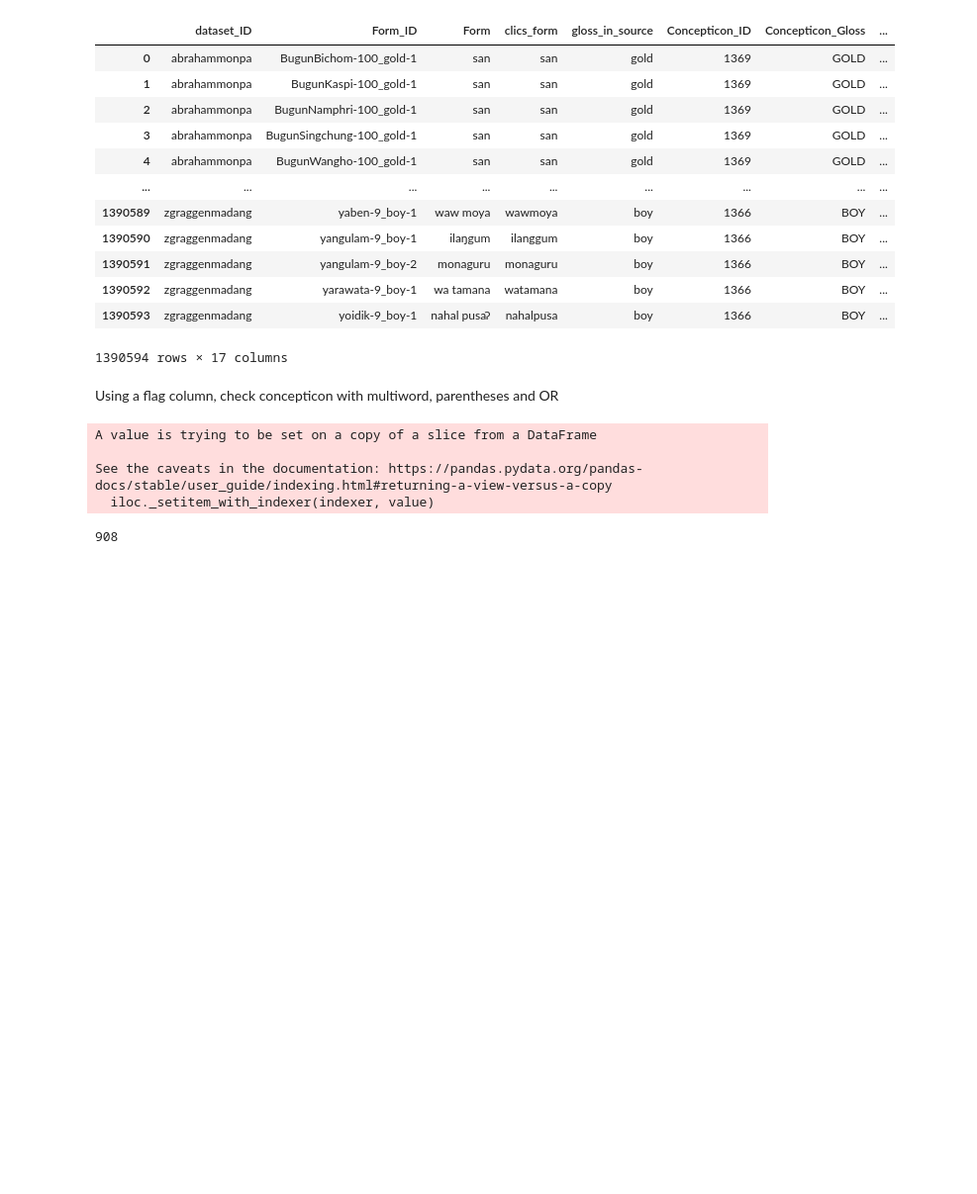
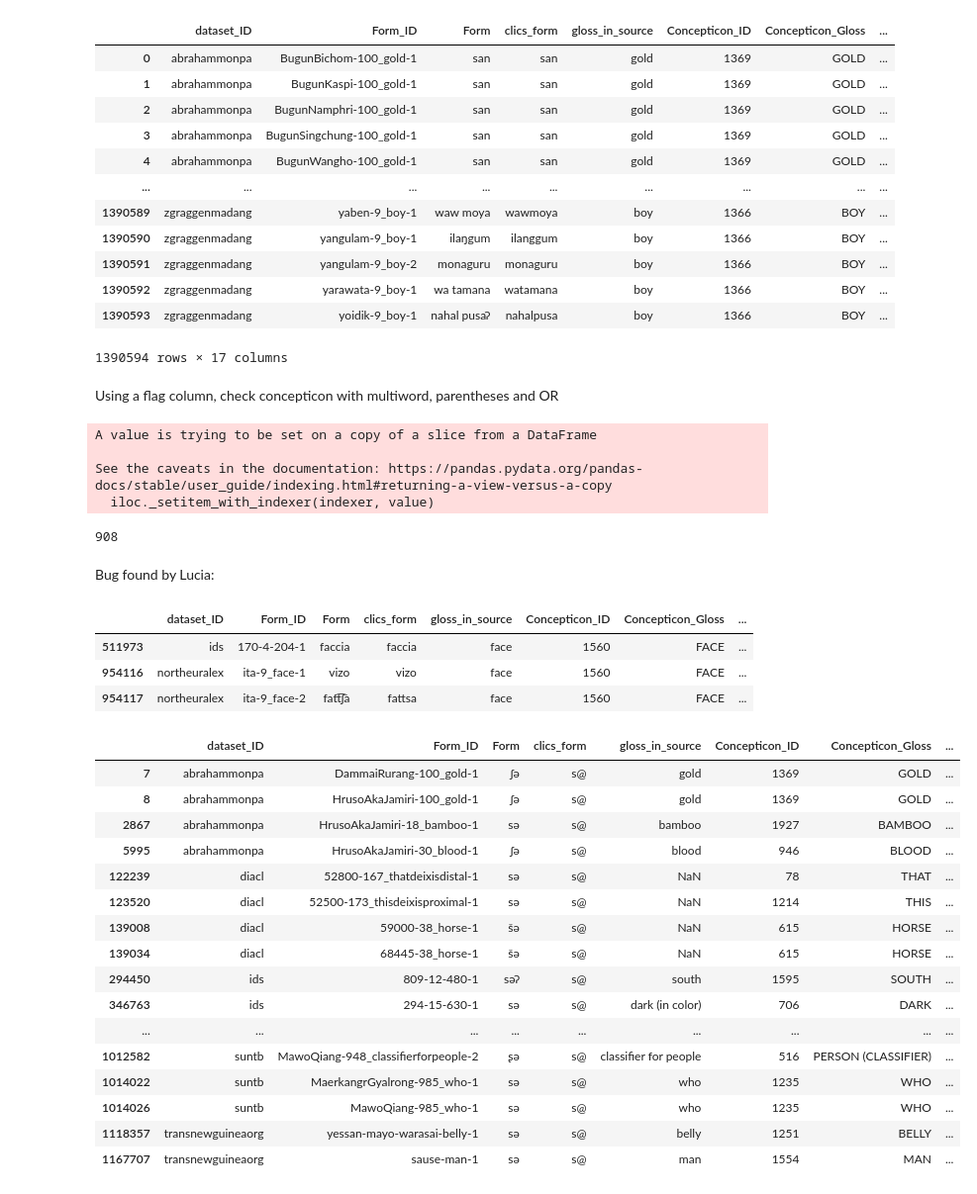
Before and after one commit to sarabert96/Colexification, a Jupyter notebook: 01_DataUnderstanding.ipynb, the cells around one changed output. Shown: that part at 99% size. Drawn from its saved outputs; the diff is of its cells as text; code cells hidden in the pictures; blank space fills up the shorter version.

```diff
--- a/01_DataUnderstanding.ipynb
+++ b/01_DataUnderstanding.ipynb
@@ -285,3 +285,33 @@ l= sorted(l)
 with open('multiWConcepts.txt', 'w') as f:
     for item in l:
         f.write("%s\n" % item)
+# %% [markdown]
+Bug found by Lucia:
+# %%
+dfIT = df[df['variety']=="Italian"]
+dfIT[dfIT['gloss_in_source']=='face']
+# %% [output]
+|  | dataset_ID | Form_ID | Form | clics_form | gloss_in_source | Concepticon_ID | Concepticon_Gloss | ... |
+| 511973 | ids | 170-4-204-1 | faccia | faccia | face | 1560 | FACE | ... |
+| 954116 | northeuralex | ita-9_face-1 | vizo | vizo | face | 1560 | FACE | ... |
+| 954117 | northeuralex | ita-9_face-2 | fatt͡ʃa | fattsa | face | 1560 | FACE | ... |
+# %%
+df[df['clics_form']=="s@"]
+# %% [output]
+|  | dataset_ID | Form_ID | Form | clics_form | gloss_in_source | Concepticon_ID | Concepticon_Gloss | ... |
+| 7 | abrahammonpa | DammaiRurang-100_gold-1 | ʃə | s@ | gold | 1369 | GOLD | ... |
+| 8 | abrahammonpa | HrusoAkaJamiri-100_gold-1 | ʃə | s@ | gold | 1369 | GOLD | ... |
+| 2867 | abrahammonpa | HrusoAkaJamiri-18_bamboo-1 | sə | s@ | bamboo | 1927 | BAMBOO | ... |
+| 5995 | abrahammonpa | HrusoAkaJamiri-30_blood-1 | ʃə | s@ | blood | 946 | BLOOD | ... |
+| 122239 | diacl | 52800-167_thatdeixisdistal-1 | sə | s@ | NaN | 78 | THAT | ... |
+| 123520 | diacl | 52500-173_thisdeixisproximal-1 | sǝ | s@ | NaN | 1214 | THIS | ... |
+| 139008 | diacl | 59000-38_horse-1 | šə | s@ | NaN | 615 | HORSE | ... |
+| 139034 | diacl | 68445-38_horse-1 | šə | s@ | NaN | 615 | HORSE | ... |
+| 294450 | ids | 809-12-480-1 | səʔ | s@ | south | 1595 | SOUTH | ... |
+| 346763 | ids | 294-15-630-1 | sə | s@ | dark (in color) | 706 | DARK | ... |
+| ... | ... | ... | ... | ... | ... | ... | ... | ... |
+| 1012582 | suntb | MawoQiang-948_classifierforpeople-2 | ʂə | s@ | classifier for people | 516 | PERSON (CLASSIFIER) | ... |
+| 1014022 | suntb | MaerkangrGyalrong-985_who-1 | sə | s@ | who | 1235 | WHO | ... |
+| 1014026 | suntb | MawoQiang-985_who-1 | sə | s@ | who | 1235 | WHO | ... |
+| 1118357 | transnewguineaorg | yessan-mayo-warasai-belly-1 | sə | s@ | belly | 1251 | BELLY | ... |
+| 1167707 | transnewguineaorg | sause-man-1 | sə | s@ | man | 1554 | MAN | ... |
```
